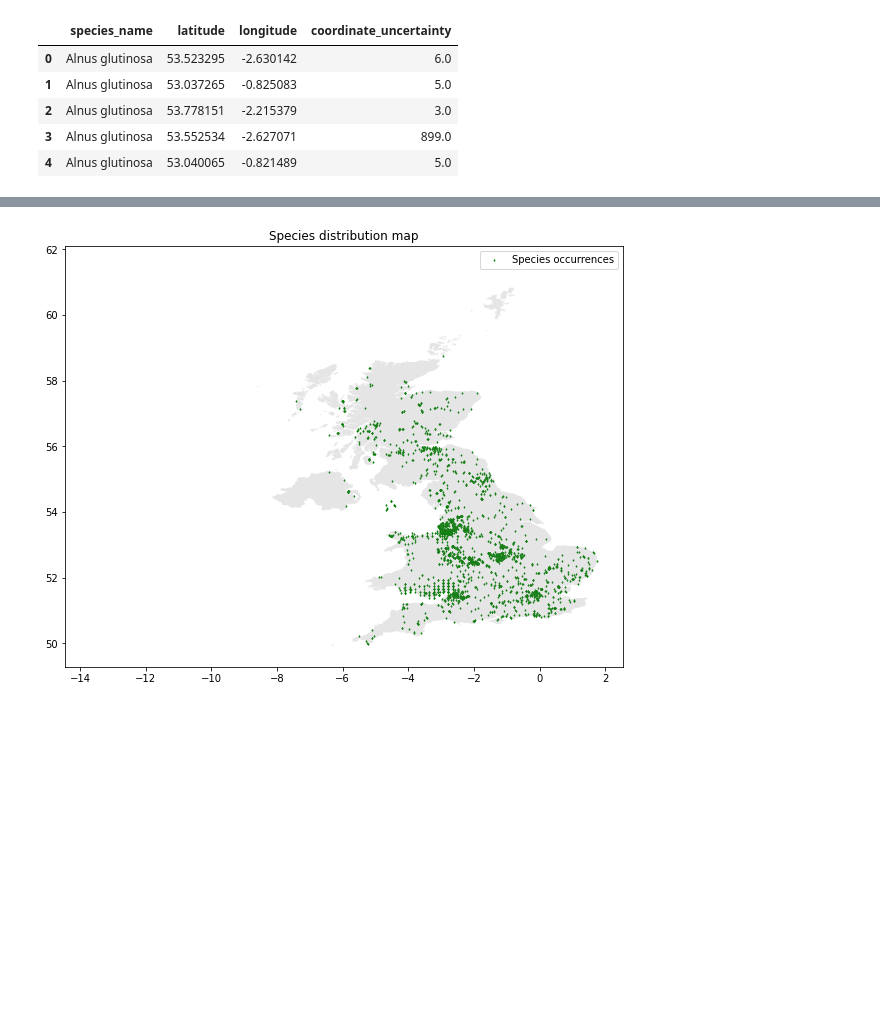
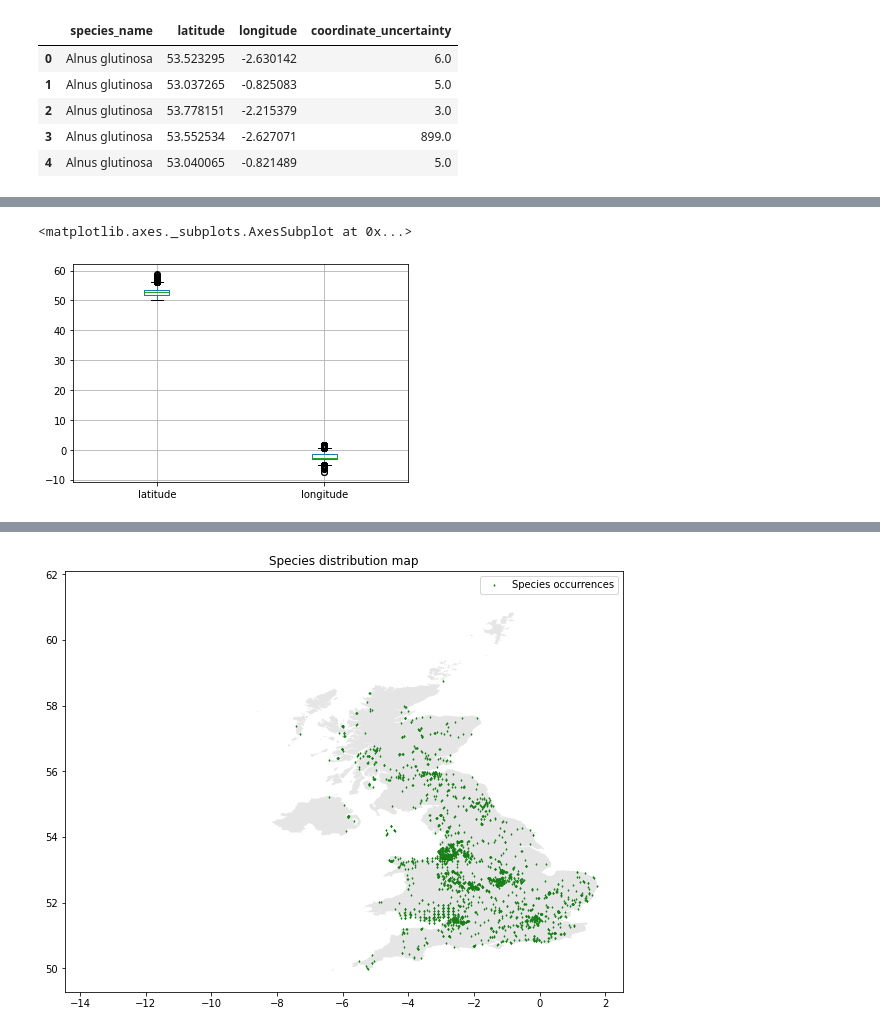
Before and after one commit to bertagallegoprm/Deep-learning-classifiers-for-plant-identification, a Jupyter notebook: models/geodata/_geodata_classifier_template.ipynb, the cells around one changed output, grey strips where cells are left out. Saved outputs shown, nothing was run; the diff lists cells and outputs as text; code cells hidden in the pictures; blank space fills up the shorter version.

```diff
--- a/models/geodata/_geodata_classifier_template.ipynb
+++ b/models/geodata/_geodata_classifier_template.ipynb
@@ -51,0 +75,5 @@ shape_file = os.path.join(local_path,"data/geodata/uk_maps/GBR_adm0.shp") # UK m
+# %%
+dataset.boxplot()
+# %% [output]
+<matplotlib.axes._subplots.AxesSubplot at 0x...>
+[figure, added]
```
Also changed, not shown: parts of 22 cells of this notebook.
